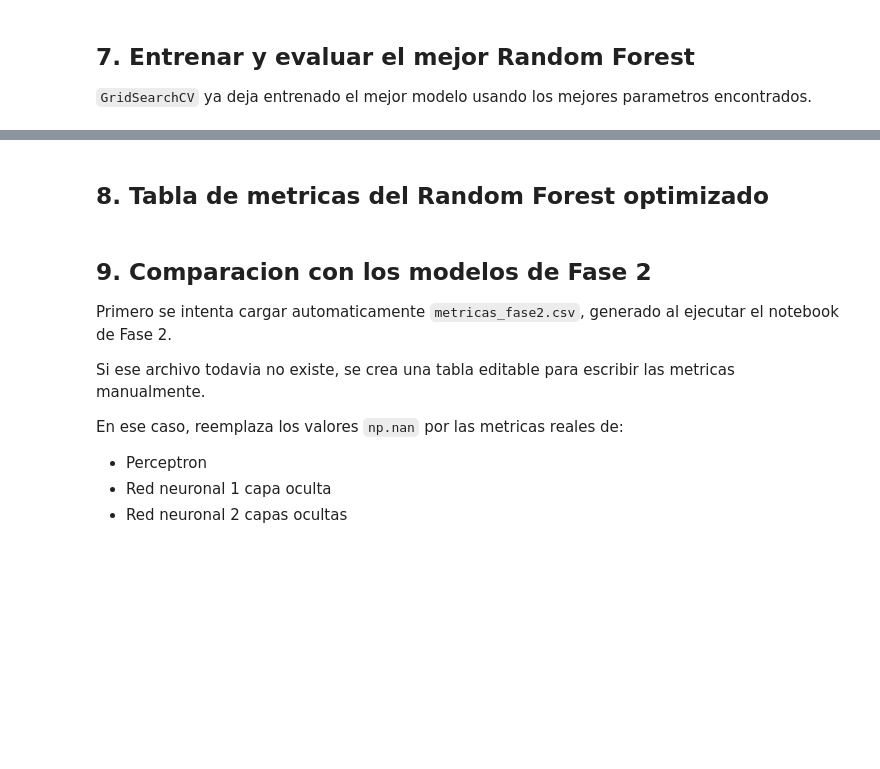
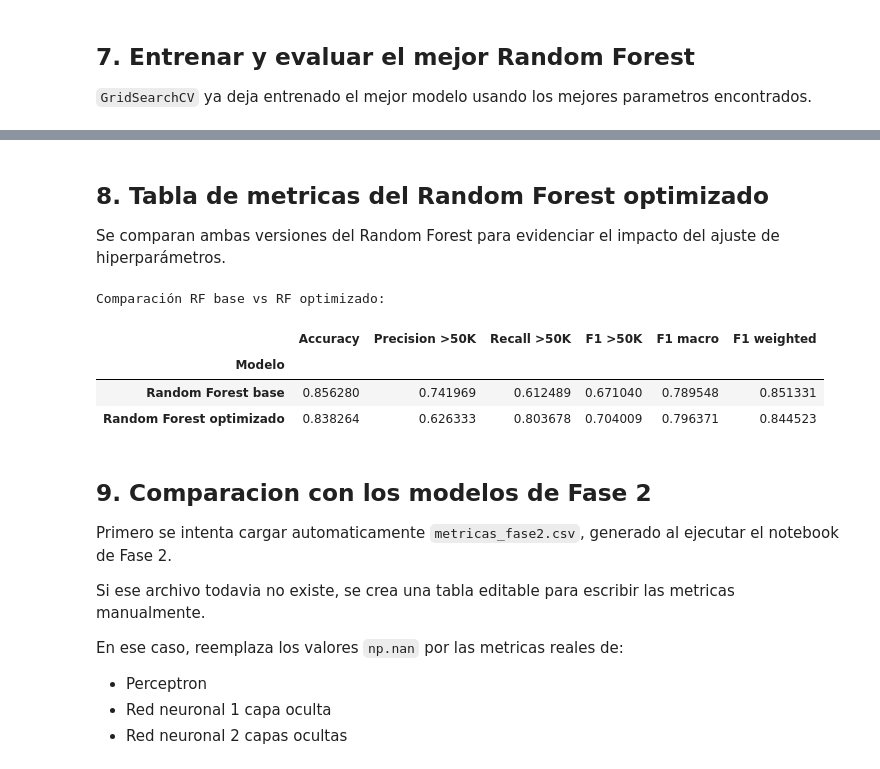
Before and after one commit to Seb-233/IA-PUJ, a Jupyter notebook: ProyectoFinal/Fase3/Fase3_ModeloClasico.ipynb, the cells around one changed output, grey strips where cells are left out. Cells and saved outputs as stored; diff of their text form; code cells hidden in the pictures; blank space fills up the shorter version.

```diff
--- a/ProyectoFinal/Fase3/Fase3_ModeloClasico.ipynb
+++ b/ProyectoFinal/Fase3/Fase3_ModeloClasico.ipynb
@@ -168,8 +239,17 @@ metricas_rf_optimizado = evaluar_modelo(
 # %% [markdown]
 ## 8. Tabla de metricas del Random Forest optimizado
+Se comparan ambas versiones del Random Forest para evidenciar el impacto del ajuste de hiperparámetros.
 # %%
-tabla_rf = pd.DataFrame([metricas_rf_optimizado])
+tabla_rf = pd.DataFrame([metricas_rf_base, metricas_rf_optimizado])
+tabla_rf = tabla_rf.set_index("Modelo")
+print("Comparación RF base vs RF optimizado:")
 tabla_rf
+# %% [output]
+Comparación RF base vs RF optimizado:
+|  | Accuracy | Precision >50K | Recall >50K | F1 >50K | F1 macro | F1 weighted |
+| Modelo |  |  |  |  |  |  |
+| Random Forest base | 0.856280 | 0.741969 | 0.612489 | 0.671040 | 0.789548 | 0.851331 |
+| Random Forest optimizado | 0.838264 | 0.626333 | 0.803678 | 0.704009 | 0.796371 | 0.844523 |
 # %% [markdown]
 ## 9. Comparacion con los modelos de Fase 2
 
```
Also changed, not shown: parts of 19 cells of this notebook.
